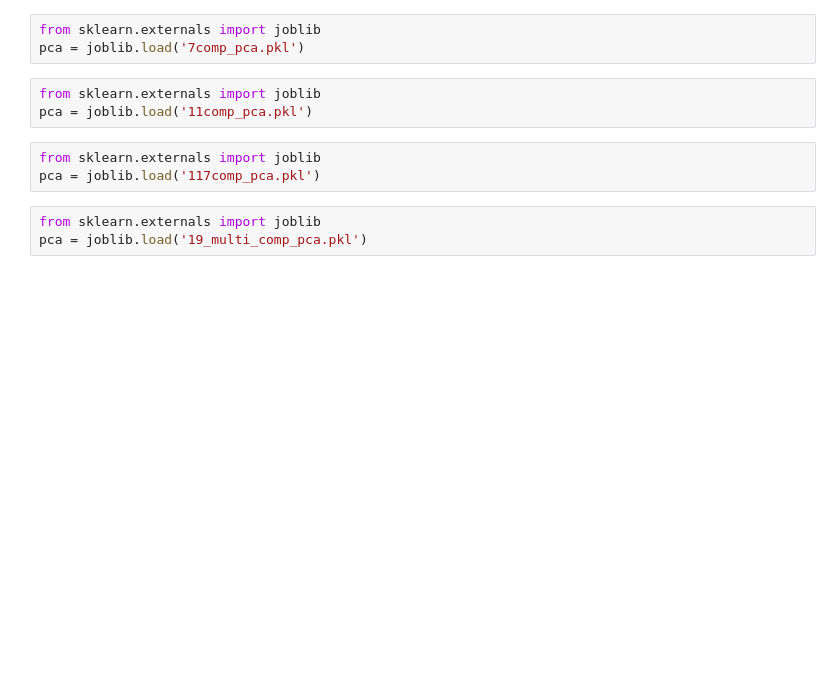
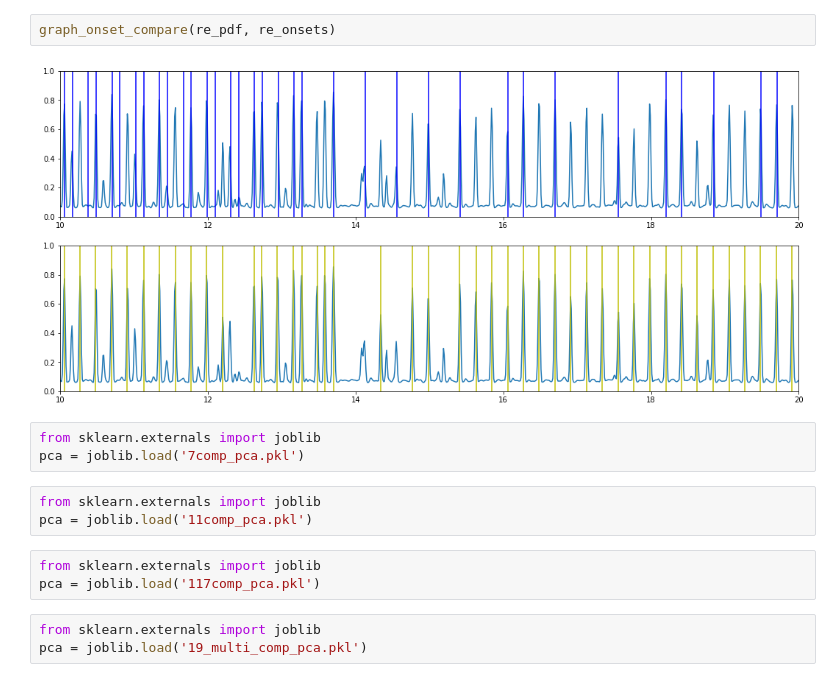
Before and after one commit to cpuguy96/StepCOVNet, a Jupyter notebook: notebooks/timings_checker.ipynb, the cells around one changed output. Cells and saved outputs as stored; diff of their text form; blank space fills up the shorter version.

```diff
--- a/notebooks/timings_checker.ipynb
+++ b/notebooks/timings_checker.ipynb
@@ -39,3 +161,7 @@ _________________________________________________________________
+# %%
+graph_onset_compare(re_pdf, re_onsets)
+# %% [output]
+[figure, added]
 # %%
 from sklearn.externals import joblib
 pca = joblib.load('7comp_pca.pkl')
```
Also changed, not shown: parts of 31 cells of this notebook.
